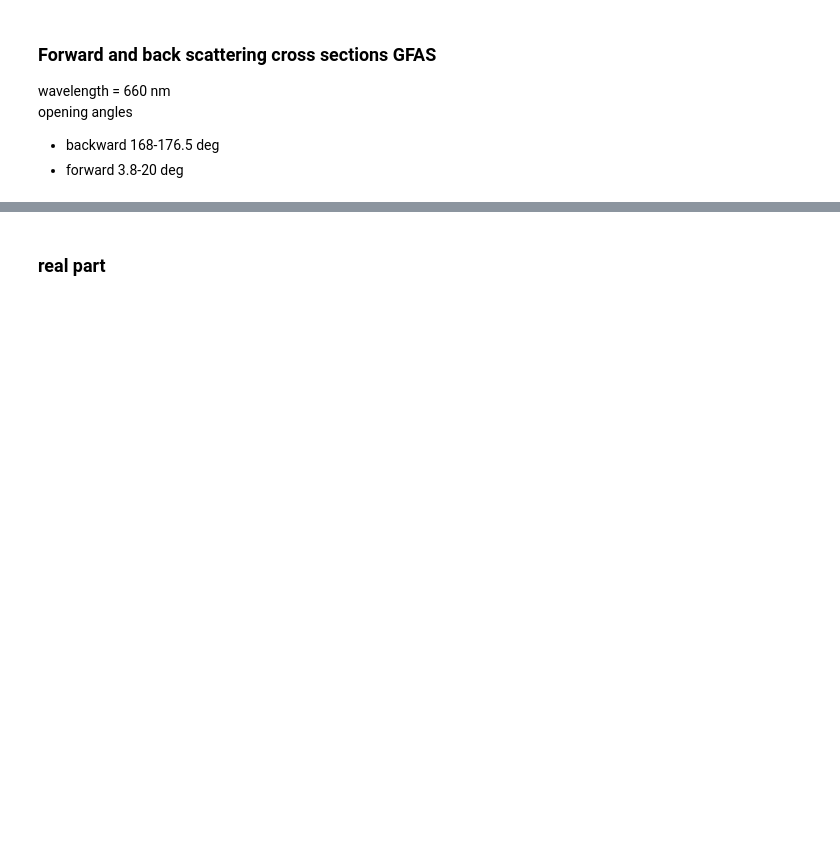
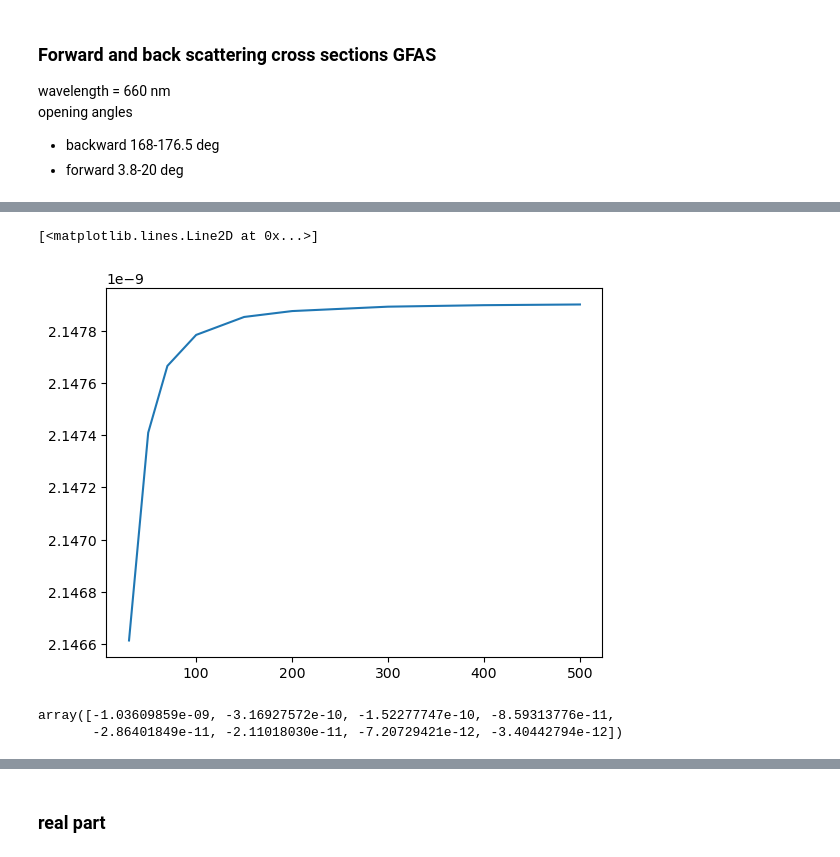
Before and after one commit to leahab/instrumentation-GFAS, a Jupyter notebook: plots/model_SCS.ipynb, the cells around one changed output, grey strips where cells are left out. Saved outputs shown, nothing was run; the diff lists cells and outputs as text; code cells hidden in the pictures; blank space fills up the shorter version.

```diff
--- a/plots/model_SCS.ipynb
+++ b/plots/model_SCS.ipynb
@@ -71,0 +231,10 @@ def mie_calculation(diameters, m=1.33):
+# %%
+plt.plot(angle_res, P_)
+# %% [output]
+[<matplotlib.lines.Line2D at 0x...>]
+[figure, added]
+# %%
+np.diff(fw_)
+# %% [output]
+array([-1.03609859e-09, -3.16927572e-10, -1.52277747e-10, -8.59313776e-11,
+       -2.86401849e-11, -2.11018030e-11, -7.20729421e-12, -3.40442794e-12])
```
Also changed, not shown: parts of 18 cells of this notebook, 3 other files.
